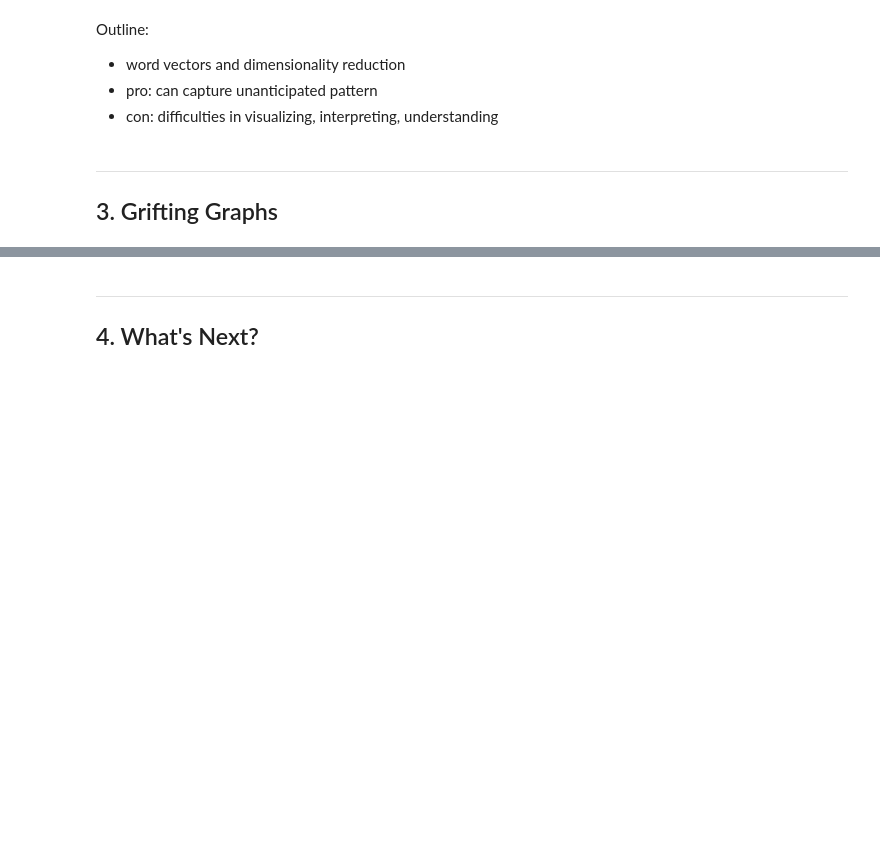
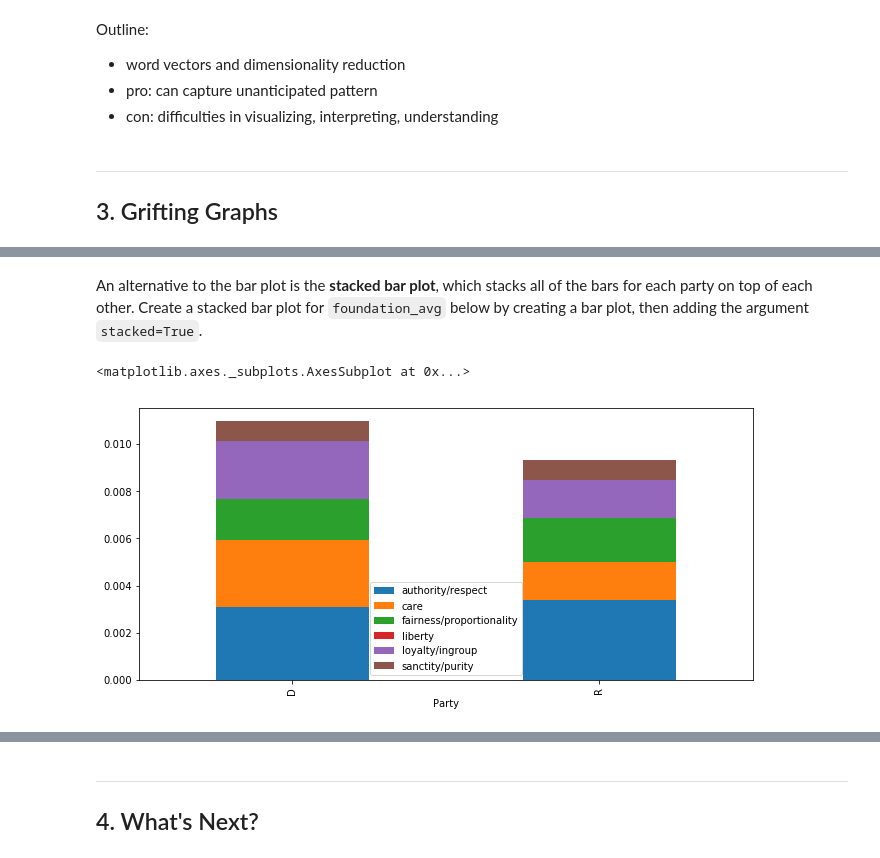
Before and after one commit to ds-modules/XRHETOR-R1A, a Jupyter notebook: 03-Rhetoric-of-Data.ipynb, the cells around one changed output, grey strips where cells are left out. Drawn from its saved outputs; the diff is of its cells as text; code cells hidden in the pictures; blank space fills up the shorter version.

```diff
--- a/03-Rhetoric-of-Data.ipynb
+++ b/03-Rhetoric-of-Data.ipynb
@@ -199,0 +249,9 @@ Outline:
+# %% [markdown]
+An alternative to the bar plot is the **stacked bar plot**, which stacks all of the bars for each party on top of each other. Create a stacked bar plot for `foundation_avg` below by creating a bar plot, then adding the argument `stacked=True`.
+# %%
+# Create a stacked bar plot of foundation averages.
+# Hint: this should look like the code for a bar graph, but with one extra argument for bar()
+foundation_avg.plot.bar(stacked=True, figsize=(11,5))
+# %% [output]
+<matplotlib.axes._subplots.AxesSubplot at 0x...>
+[figure, added]
```
Also changed, not shown: parts of 20 cells of this notebook.
